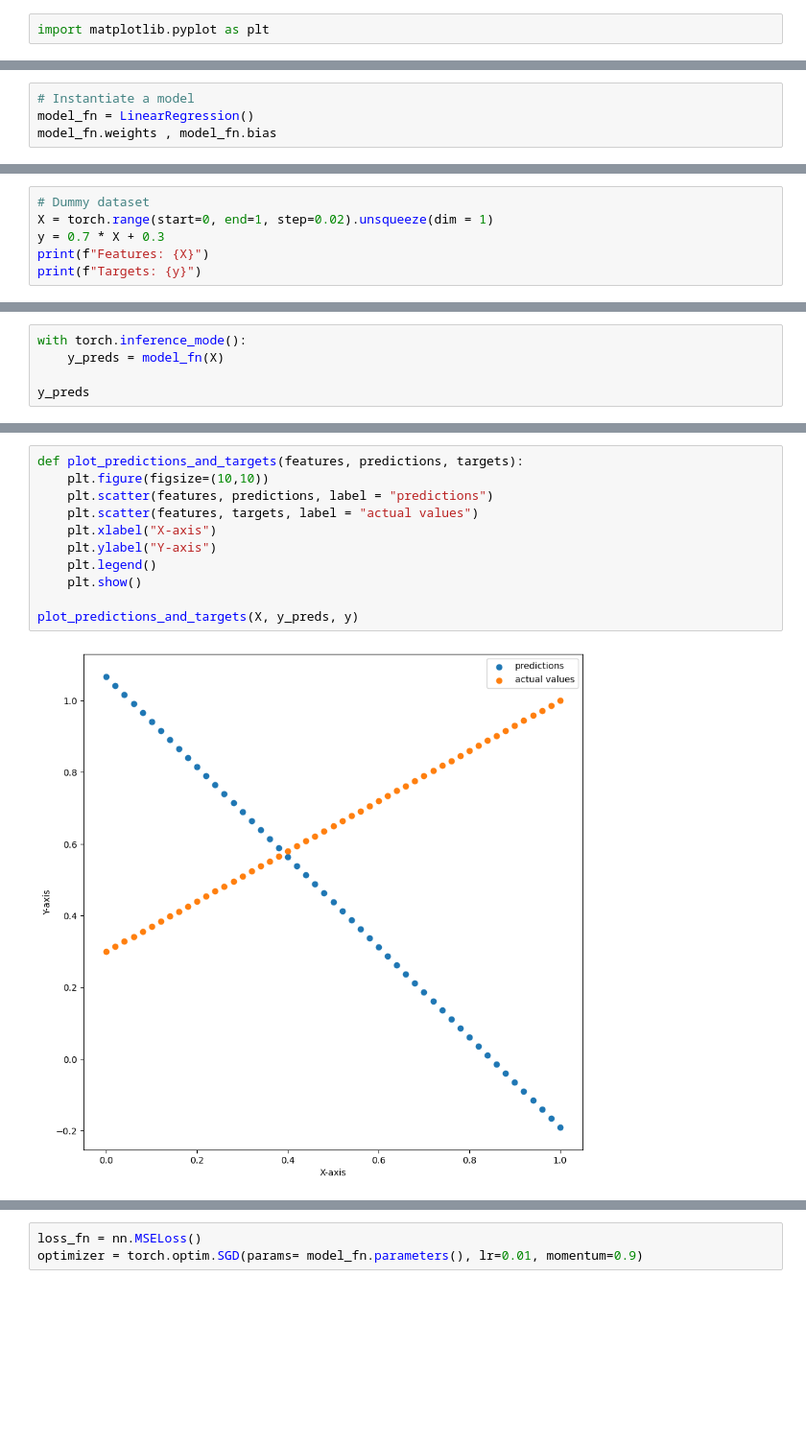
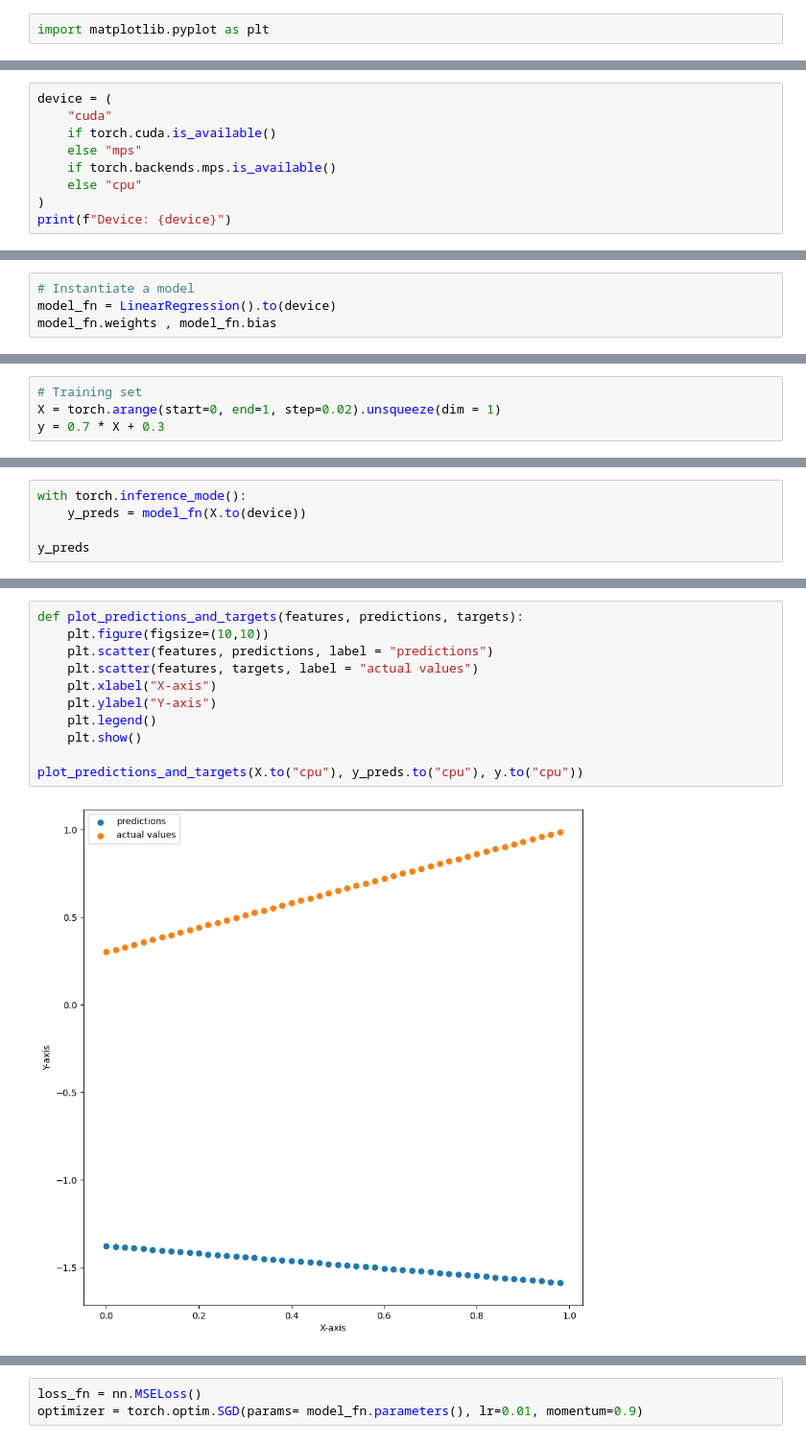
Before and after one commit to SamuelTheophilus/pytorch, a Jupyter notebook: notebook_2.ipynb, the cells around one changed output, grey strips where cells are left out. Shown at 96% size. Cells and saved outputs as stored; diff of their text form; blank space fills up the shorter version.

```diff
--- a/notebook_2.ipynb
+++ b/notebook_2.ipynb
@@ -16,3 +17,12 @@ class LinearRegression(nn.Module):
     # Forward method to define the computation method in the model
     def forward(self, feature: torch.Tensor) -> torch.Tensor: # feature: is the input data
         return self.weights * feature + self.bias
+# %%
+device = (
+    "cuda"
+    if torch.cuda.is_available()
+    else "mps"
+    if torch.backends.mps.is_available()
+    else "cpu"
+)
+print(f"Device: {device}")
@@ -19,6 +31,6 @@ class LinearRegression(nn.Module):
 # %%
 # Instantiate a model
-model_fn = LinearRegression()
+model_fn = LinearRegression().to(device)
 model_fn.weights , model_fn.bias
 # %% [output]
 (Parameter containing:
@@ -28,6 +40,4 @@ model_fn.weights , model_fn.bias
 # %%
-# Dummy dataset
-X = torch.range(start=0, end=1, step=0.02).unsqueeze(dim = 1)
+# Training set
+X = torch.arange(start=0, end=1, step=0.02).unsqueeze(dim = 1)
 y = 0.7 * X + 0.3
-print(f"Features: {X}")
-print(f"Targets: {y}")
@@ -52,6 +48,6 @@ Features: tensor([[0.0000],
 # %%
 with torch.inference_mode():
-    y_preds = model_fn(X)
+    y_preds = model_fn(X.to(device))
 
 y_preds
 # %% [output]
@@ -75,16 +71,16 @@ tensor([[ 1.0670],
 # %%
 def plot_predictions_and_targets(features, predictions, targets):
     plt.figure(figsize=(10,10))
     plt.scatter(features, predictions, label = "predictions")
     plt.scatter(features, targets, label = "actual values")
     plt.xlabel("X-axis")
     plt.ylabel("Y-axis")
     plt.legend()
     plt.show()
 
-plot_predictions_and_targets(X, y_preds, y)
+plot_predictions_and_targets(X.to("cpu"), y_preds.to("cpu"), y.to("cpu"))
 # %% [output]
-[figure, old version]
+[figure, new version]
 # %%
 model_fn.state_dict()
 # %% [output]
```
Also changed, not shown: parts of 12 cells of this notebook, 1 other file.
